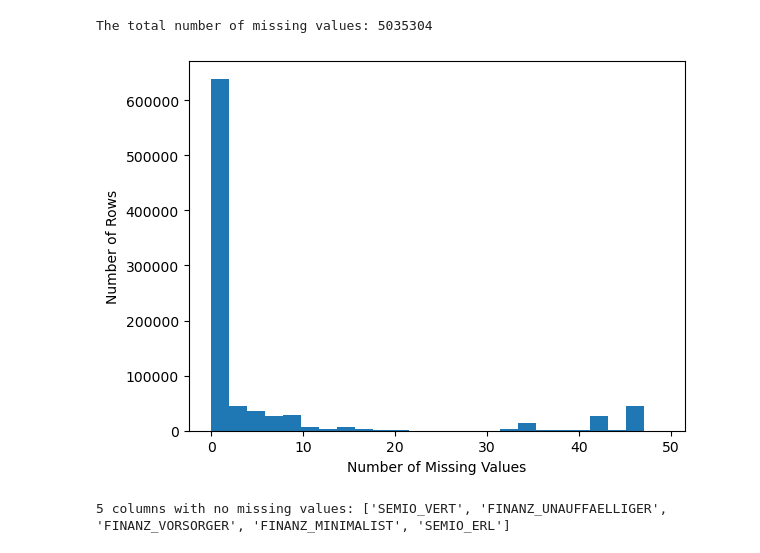
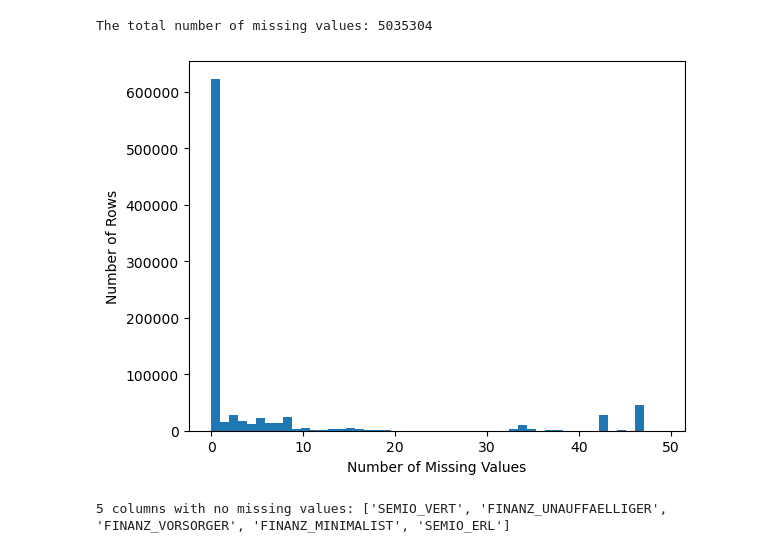
Before and after one commit to clinguist-hjkang/Introduction-to-Machine-Learning-with-Pytorch, a Jupyter notebook: customer_segments/Identify_Customer_Segments-submission.ipynb, the cells around one changed output. Drawn from its saved outputs; the diff is of its cells as text; code cells hidden in the pictures.

```diff
--- a/customer_segments/Identify_Customer_Segments-submission.ipynb
+++ b/customer_segments/Identify_Customer_Segments-submission.ipynb
@@ -330,12 +330,12 @@ print(f"The total number of missing values: {num_missing_rows.sum()}")
 # %% [output]
 The total number of missing values: 5035304
 # %%
-plt.hist(num_missing_rows, bins=25)
+plt.hist(num_missing_rows, bins=50)
 plt.ylabel('Number of Rows')
 plt.xlabel('Number of Missing Values')
 plt.show()
 # %% [output]
-[figure, old version]
+[figure, new version]
 # %%
 # Write code to divide the data into two subsets based on the number of missing
 # values in each row.
```
Also changed, not shown: parts of 15 cells of this notebook, 2 other files.
